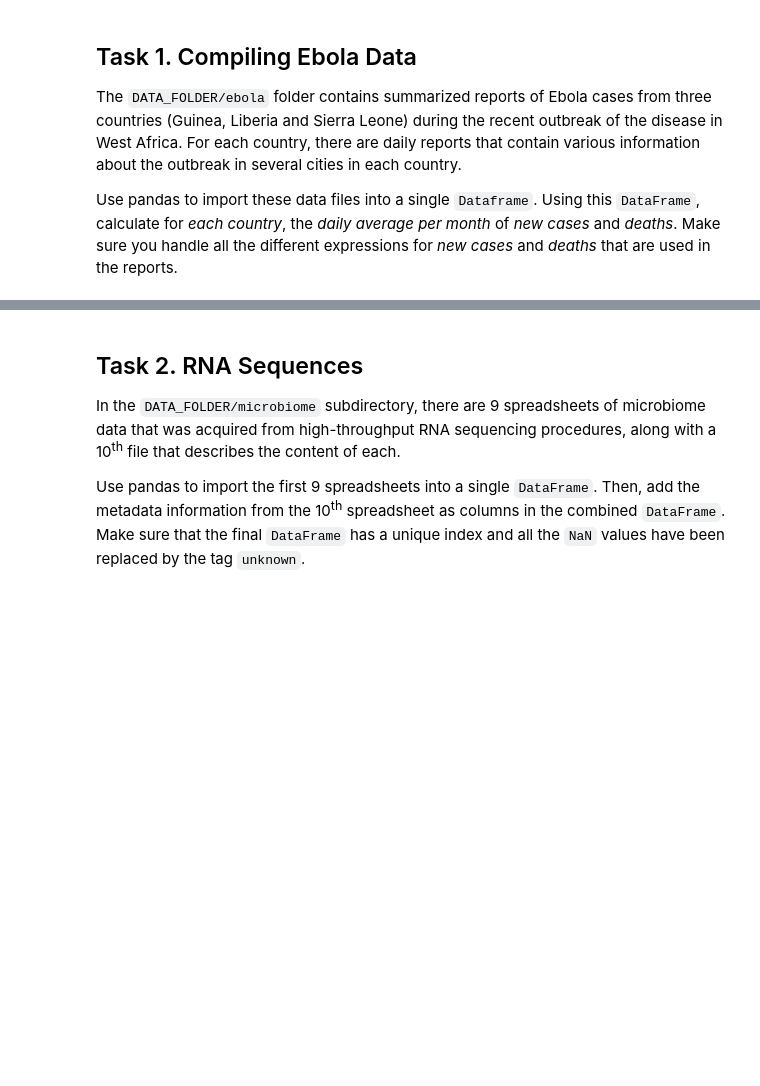
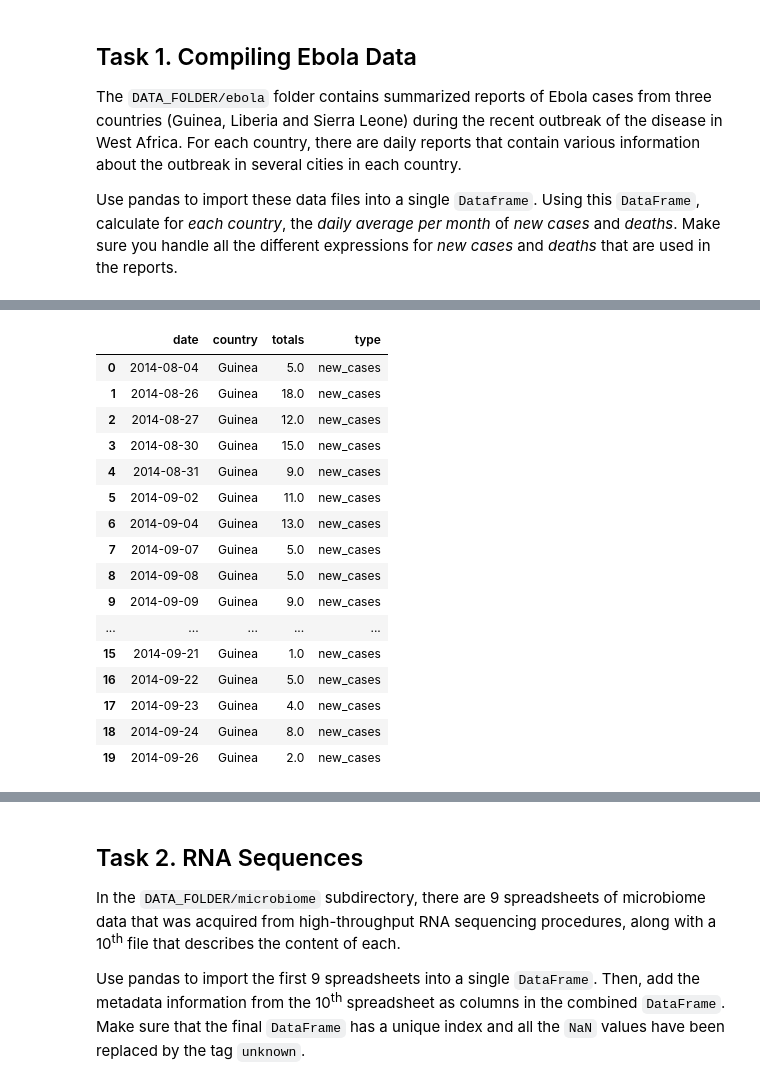
Before and after one commit to tarmeens/ada-homework, a Jupyter notebook: 01 - Pandas and Data Wrangling/Homework 1.ipynb, the cells around one changed output, grey strips where cells are left out. Cells and saved outputs as stored; diff of their text form; code cells hidden in the pictures; blank space fills up the shorter version.

```diff
--- a/01 - Pandas and Data Wrangling/Homework 1.ipynb
+++ b/01 - Pandas and Data Wrangling/Homework 1.ipynb
@@ -12,5 +12,5 @@ import os
 # %%
-DATA_FOLDER = '../../Tutorials/02 - Intro to Pandas/Data/' # Use the data folder provided in Tutorial 02 - Intro to Pandas.
+DATA_FOLDER = '../../ADA2017-Tutorials/02 - Intro to Pandas/Data/' # Use the data folder provided in Tutorial 02 - Intro to Pandas.
 # %% [markdown]
 ## Task 1. Compiling Ebola Data
 
@@ -36,7 +51,4 @@ New cases of suspects, New cases of probables, New cases of confirmed, Total new
 # %%
-import glob
-import pandas as pd
-import os
-
-countries_paths = glob.glob(DATA_FOLDER + 'ebola/*/')
-countries_names = [os.path.basename(os.path.normpath(x)).replace('_data', '').capitalize() for x in countries_paths]
+# Load the dataset
+country_paths = glob.glob(DATA_FOLDER + 'ebola/*/')
+country_names = [os.path.basename(os.path.normpath(x)).replace('_data', '').capitalize() for x in country_paths]
@@ -52,19 +66,18 @@ aliases = {
 # %%
 dfs = []
-for i, path in enumerate(countries_paths):
+for i, path in enumerate(country_paths):
     filenames = glob.glob(path + "/*.csv")
-
     for f in filenames:
         df = pd.read_csv(f)
         df.columns = [c.lower() for c in df.columns] # Set all columns to lower-case
         df.rename(columns=aliases, inplace=True)
-        df['country'] = countries_names[i]
-        df['date'] = [parser.parse(x, tzinfos={'dayfirst': True}) for x in df['date']]
+        df['country'] = country_names[i]
+        df['date'] = [parser.parse(x, tzinfos={'dayfirst': True}) for x in df['date']] # Parse date
         df['totals'] = pd.to_numeric(df['totals'], errors='coerce')
-        df = df.fillna(0)
-        dfs.append(df[['date', 'country', 'description', 'totals']])
+        df = df.fillna(0) # Fill empty values with zeros
+        dfs.append(df[['date', 'country', 'description', 'totals']]) # Extract only relevant columns
 
 df = pd.concat(dfs)
 df['description'] = [x.lower() for x in df['description']]
-#print(df['description'].unique())
+df.head()
 # %% [output]
@@ -91 +106,22 @@ df.head()
+# %%
+# This is much better
+df.head(20)
+# %% [output]
+|  | date | country | totals | type |
+| 0 | 2014-08-04 | Guinea | 5.0 | new_cases |
+| 1 | 2014-08-26 | Guinea | 18.0 | new_cases |
+| 2 | 2014-08-27 | Guinea | 12.0 | new_cases |
+| 3 | 2014-08-30 | Guinea | 15.0 | new_cases |
+| 4 | 2014-08-31 | Guinea | 9.0 | new_cases |
+| 5 | 2014-09-02 | Guinea | 11.0 | new_cases |
+| 6 | 2014-09-04 | Guinea | 13.0 | new_cases |
+| 7 | 2014-09-07 | Guinea | 5.0 | new_cases |
+| 8 | 2014-09-08 | Guinea | 5.0 | new_cases |
+| 9 | 2014-09-09 | Guinea | 9.0 | new_cases |
+| ... | ... | ... | ... | ... |
+| 15 | 2014-09-21 | Guinea | 1.0 | new_cases |
+| 16 | 2014-09-22 | Guinea | 5.0 | new_cases |
+| 17 | 2014-09-23 | Guinea | 4.0 | new_cases |
+| 18 | 2014-09-24 | Guinea | 8.0 | new_cases |
+| 19 | 2014-09-26 | Guinea | 2.0 | new_cases |
 # %%
```
Also changed, not shown: parts of 19 cells of this notebook.
